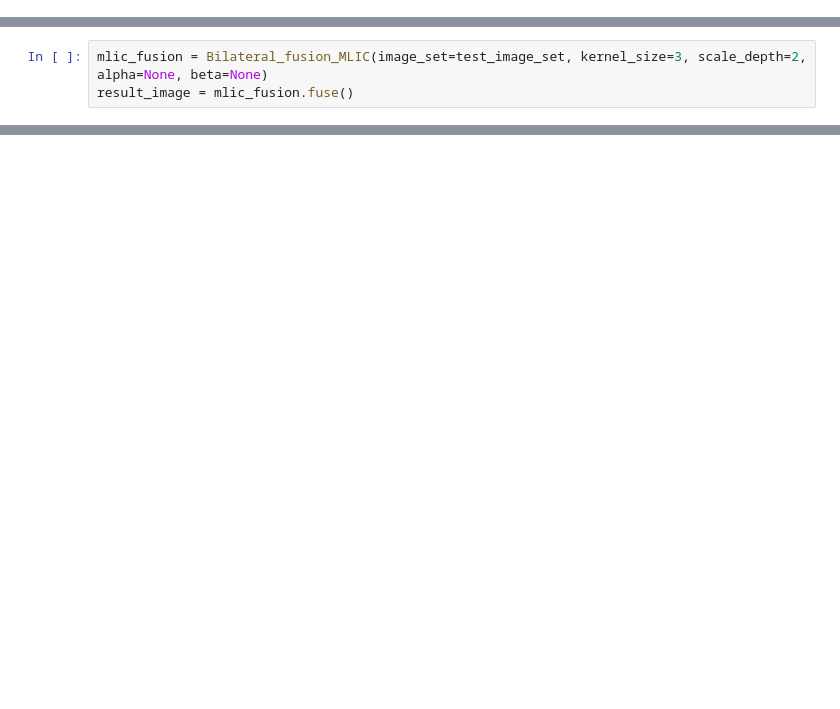
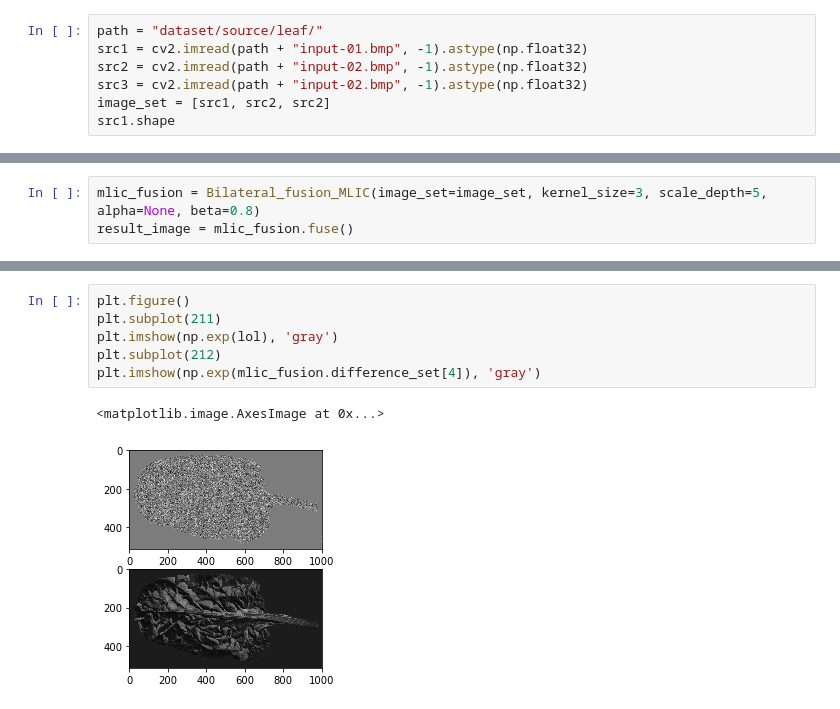
Before and after one commit to ToKraTheSecond/Implementation-of-MLIC-fusion, a Jupyter notebook: eval_ntb.ipynb, the cells around one changed output, grey strips where cells are left out. Drawn from its saved outputs; the diff is of its cells as text; blank space fills up the shorter version.

```diff
--- a/eval_ntb.ipynb
+++ b/eval_ntb.ipynb
@@ -43,0 +47,7 @@ import scipy.ndimage
+# %%
+path = "dataset/source/leaf/"
+src1 = cv2.imread(path + "input-01.bmp", -1).astype(np.float32)
+src2 = cv2.imread(path + "input-02.bmp", -1).astype(np.float32)
+src3 = cv2.imread(path + "input-02.bmp", -1).astype(np.float32)
+image_set = [src1, src2, src2]
+src1.shape
@@ -44,3 +56,3 @@ import scipy.ndimage
 # %%
-mlic_fusion = Bilateral_fusion_MLIC(image_set=test_image_set, kernel_size=3, scale_depth=2, alpha=None, beta=None)
+mlic_fusion = Bilateral_fusion_MLIC(image_set=image_set, kernel_size=3, scale_depth=5, alpha=None, beta=0.8)
 result_image = mlic_fusion.fuse()
@@ -46,0 +88,9 @@ result_image = mlic_fusion.fuse()
+# %%
+plt.figure()
+plt.subplot(211)
+plt.imshow(np.exp(lol), 'gray')
+plt.subplot(212)
+plt.imshow(np.exp(mlic_fusion.difference_set[4]), 'gray')
+# %% [output]
+<matplotlib.image.AxesImage at 0x...>
+[figure, added]
```
Also changed, not shown: parts of 7 cells of this notebook.
